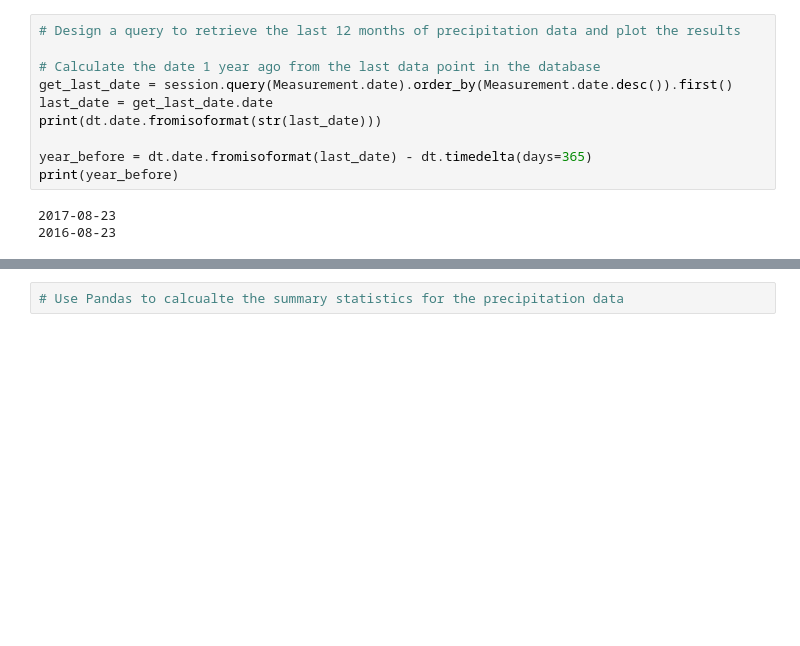
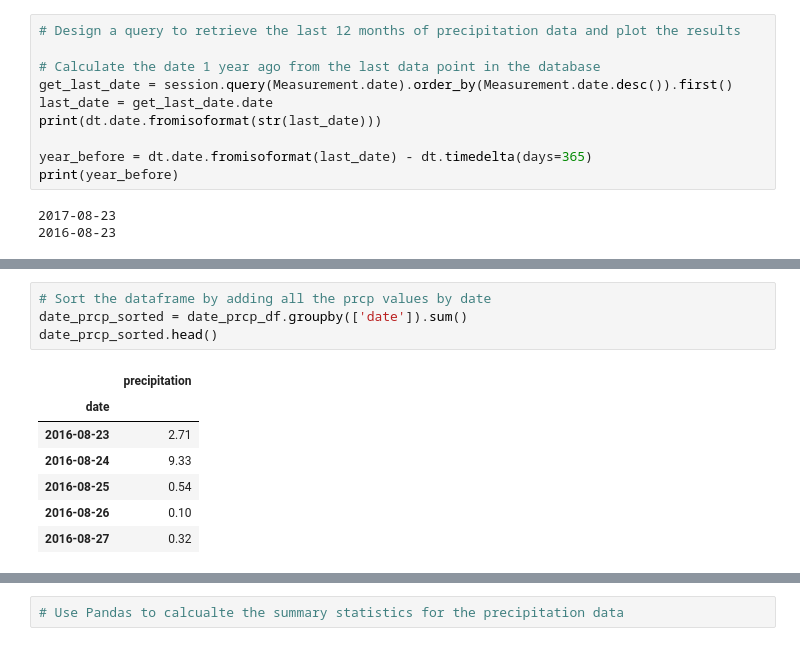
Before and after one commit to improvbutterfly/sqlalchemy-challenge, a Jupyter notebook: climate.ipynb, the cells around one changed output, grey strips where cells are left out. Drawn from its saved outputs; the diff is of its cells as text; blank space fills up the shorter version.

```diff
--- a/climate.ipynb
+++ b/climate.ipynb
@@ -89,0 +107,12 @@ print(year_before)
+# %%
+# Sort the dataframe by adding all the prcp values by date
+date_prcp_sorted = date_prcp_df.groupby(['date']).sum()
+date_prcp_sorted.head()
+# %% [output]
+|  | precipitation |
+| date |  |
+| 2016-08-23 | 2.71 |
+| 2016-08-24 | 9.33 |
+| 2016-08-25 | 0.54 |
+| 2016-08-26 | 0.10 |
+| 2016-08-27 | 0.32 |
```
Also changed, not shown: parts of 2 cells of this notebook.
